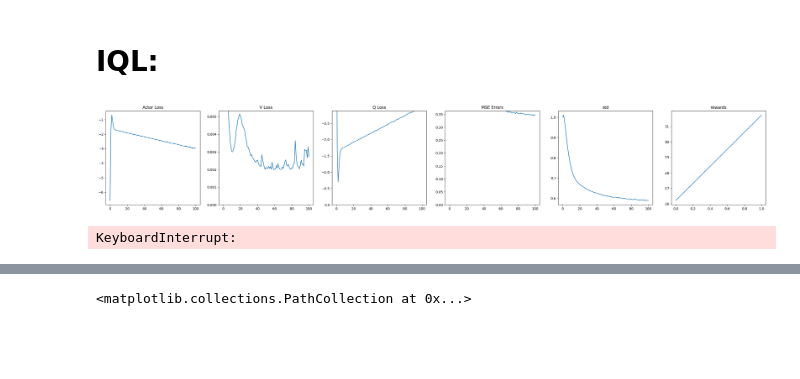
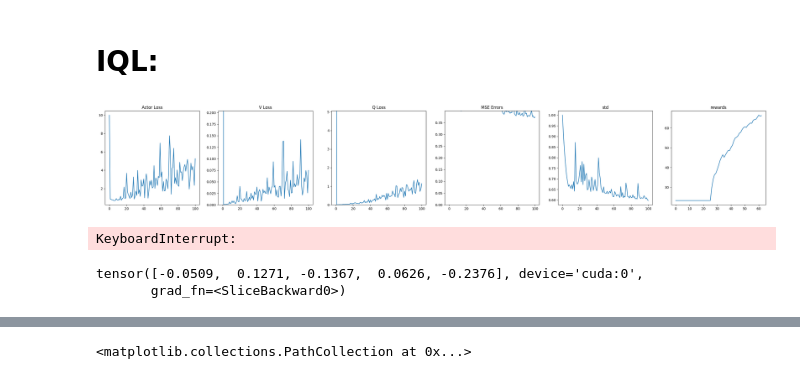
Before and after one commit to TheSun00000/fre_experiments, a Jupyter notebook: iql_dmc.ipynb, the cells around one changed output, grey strips where cells are left out. Saved outputs shown, nothing was run; the diff lists cells and outputs as text; code cells hidden in the pictures; blank space fills up the shorter version.

```diff
--- a/iql_dmc.ipynb
+++ b/iql_dmc.ipynb
@@ -47,5 +115,6 @@ dataset_actions = dataset_actions.reshape(-1, TRAJECTORY_LEN, ACTION_DIM)
 dataset_terminals = dataset_terminals
 dataset_timeouts = dataset_timeouts.reshape(-1, TRAJECTORY_LEN)
 
+dataset_rewards = reward_function(dataset_trajectories)
 
 num_trajectories, len_trajectory, obs_dim = dataset_trajectories.shape
@@ -261,10 +285,17 @@ def get_iql_training_data(batch_size):
     actions = dataset_actions[trajectory_idx, state_idx].reshape(batch_size, ACTION_DIM)
     masks = ~dataset_timeouts[trajectory_idx, state_idx+1].reshape(batch_size, 1)
 
-    rewards = reward_function(states).unsqueeze(-1)
+    # rewards = reward_function(states).unsqueeze(-1)
+    # rewards = reward_function(next_states).unsqueeze(-1)
+    rewards = dataset_rewards[trajectory_idx, state_idx+1].reshape(batch_size, 1)
 
-    states = states[..., :24]
-    next_states = next_states[..., :24]
+    ENV_NAME = 'walker'
+    if ENV_NAME == 'walker':
+        states = states[..., :24]
+        next_states = next_states[..., :24]
+    elif ENV_NAME == 'cheetah':
+        states = states[..., :17]
+        next_states = next_states[..., :17]
 
     return {
         'states': states.to(device),
@@ -306,38 +375,48 @@ for timestep in tqdm(range(1000000)):
     )
 
 
-    with torch.no_grad():
 
-        target_q1, target_q2 = iql_agent.get_target_critic(batch['states'], batch['actions'])
-        target_q1, target_q2 = target_q1.detach(), target_q2.detach()
-        target_q = torch.minimum(target_q1, target_q2)
-        next_v = iql_agent.get_value(batch['next_states']).detach()
+    # with torch.no_grad():
+
+        # target_q1, target_q2 = iql_agent.get_target_critic(batch['states'], batch['actions'])
+        # target_q1, target_q2 = target_q1.detach(), target_q2.detach()
+        # target_q = torch.minimum(target_q1, target_q2)
+        # next_v = iql_agent.get_value(batch['next_states']).detach()
 
 
     # Value Loss: Update V towards expectile of min(q1, q2).
 
     v = iql_agent.get_value(batch['states'])
-    adv = target_q - v
-    v_loss = expectile_loss(adv, adv, config['expectile'])
+
+    q1, q2 = iql_agent.get_critic(batch['states'], batch['actions'])
+    q = torch.minimum(q1, q2).detach()
+
+    adv = q - v
+    v_loss = expectile_loss(adv, config['expectile'])
     v_loss = v_loss.mean()
 
     iql_agent.value.zero_grad(set_to_none=True)
     v_loss.backward()
     iql_agent.value_optim.step()
 
+
     # Critic Loss. Update Q = r #############################
+
+    next_v = iql_agent.get_target_value(batch['states']).detach()
+
     targets = batch['rewards'] + config['discount'] * batch['masks'] * next_v
 
     q1, q2 = iql_agent.get_critic(batch['states'], batch['actions'])
     q_loss = ((q1 - targets).pow(2).mean() + (q2 - targets).pow(2).mean()) / 2
-    q_loss = q_loss
 
     iql_agent.critic.zero_grad(set_to_none=True)
     q_loss.backward()
     iql_agent.critic_optim.step()
 
+
+
     # if timestep % 10 == 0:
-    update_target_critic(iql_agent.critic, iql_agent.target_critic, config['tau'])
+    update_target_critic(iql_agent.value, iql_agent.target_value, config['tau'])
 
     value_loss = v_loss + q_loss
     value_info = {
@@ -350,7 +429,7 @@ for timestep in tqdm(range(1000000)):
 
     # Actor Loss ############################################
 
-    EPOLICY_EXTRACTION_METHON = 'ddpg' # awr |  ddpg
+    EPOLICY_EXTRACTION_METHON = 'awr' # awr |  ddpg
 
     if EPOLICY_EXTRACTION_METHON == 'awr':
         v = iql_agent.get_value(batch['states'])
@@ -383,6 +462,8 @@ for timestep in tqdm(range(1000000)):
     iql_agent.actor_lr_schedule.step()
 
 
+
+
     std = dist.stddev.mean()
     mse_error = ((dist.loc - batch['actions'])**2).mean()
 
@@ -406,9 +487,12 @@ for timestep in tqdm(range(1000000)):
     mse_errors.append(mse_error.item())
     stds.append(std.item())
 
-    if timestep % 2000 == 0:
+    # break
+    # continue
 
-        produced_trajectory, produced_trajectory_physics = run_test(iql_agent, num_evals=10)
+    if timestep % 1000 == 0:
+
+        produced_trajectory, produced_trajectory_physics = run_test(iql_agent, num_evals=5)
         r = reward_function(torch.tensor(produced_trajectory))
         r_mean = r.sum(dim=1).mean().item()
         r_std = r.sum(dim=1).std().item()
@@ -416,35 +500,40 @@ for timestep in tqdm(range(1000000)):
 
         clear_output(True)
         fig, axs = plt.subplots(1, 6, figsize=(35, 5))
 
         axs[0].plot(smooth_and_downsample(actor_losses))
         axs[1].set_ylim(0,max(actor_losses[-100:]))
         axs[0].set_title("Actor Loss")
 
         axs[1].plot(smooth_and_downsample(v_losses))
         axs[1].set_ylim(0,max(v_losses[-100:]))
         axs[1].set_title("V Loss")
 
         axs[2].plot(smooth_and_downsample(q_losses))
         axs[2].set_ylim(0,max(q_losses[-100:]))
         axs[2].set_title("Q Loss")
 
         axs[3].plot(smooth_and_downsample(mse_errors))
         axs[3].set_ylim(0,max(mse_errors[-100:]))
         axs[3].set_title("MSE Errors")
 
         axs[4].plot(smooth_and_downsample(stds))
         axs[4].set_title("std")
 
         axs[5].plot(smooth_and_downsample(rewards))
         axs[5].set_title("rewards")
 
         plt.show()
 
     # break
 # %% [output]
-[figure, old version]
+[figure, new version]
 KeyboardInterrupt:
+# %%
+print(list(iql_agent.actor.model.parameters())[0][0, :5])
+# %% [output]
+tensor([-0.0509,  0.1271, -0.1367,  0.0626, -0.2376], device='cuda:0',
+       grad_fn=<SliceBackward0>)
 # %%
 def timestep2obs(timestep):
     obs = np.concatenate([v if len(v.shape) != 0 else v.reshape(-1) for k, v in timestep.observation.items()])
```
Also changed, not shown: parts of 13 cells of this notebook, 3 other files.
